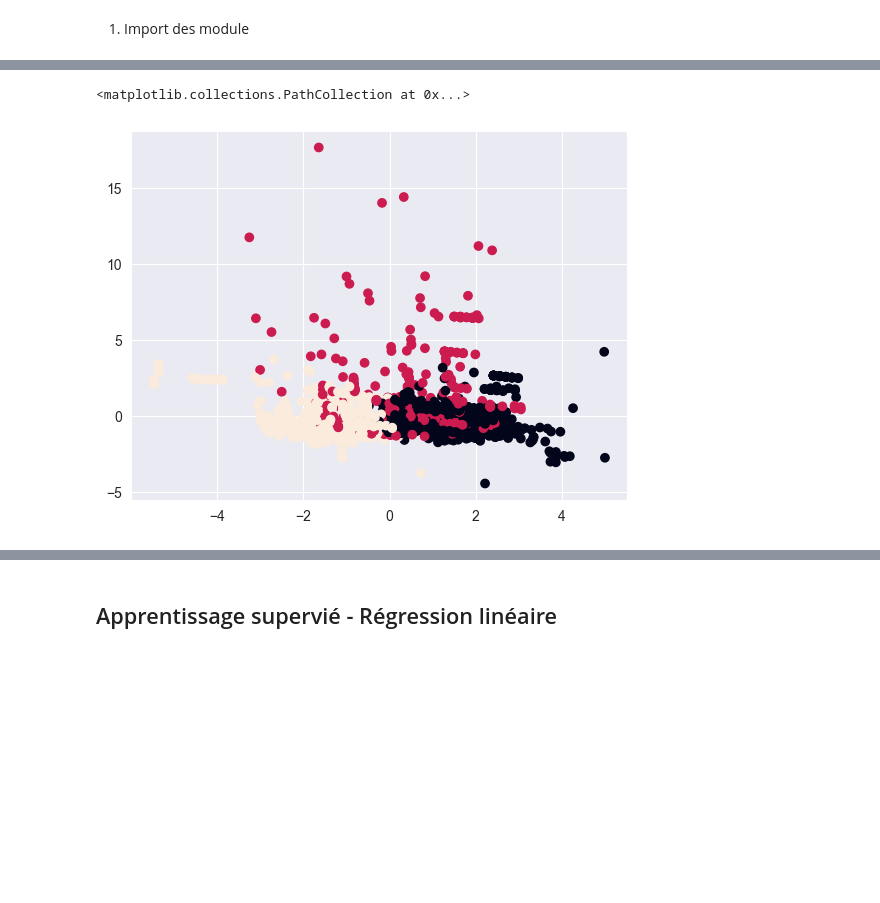
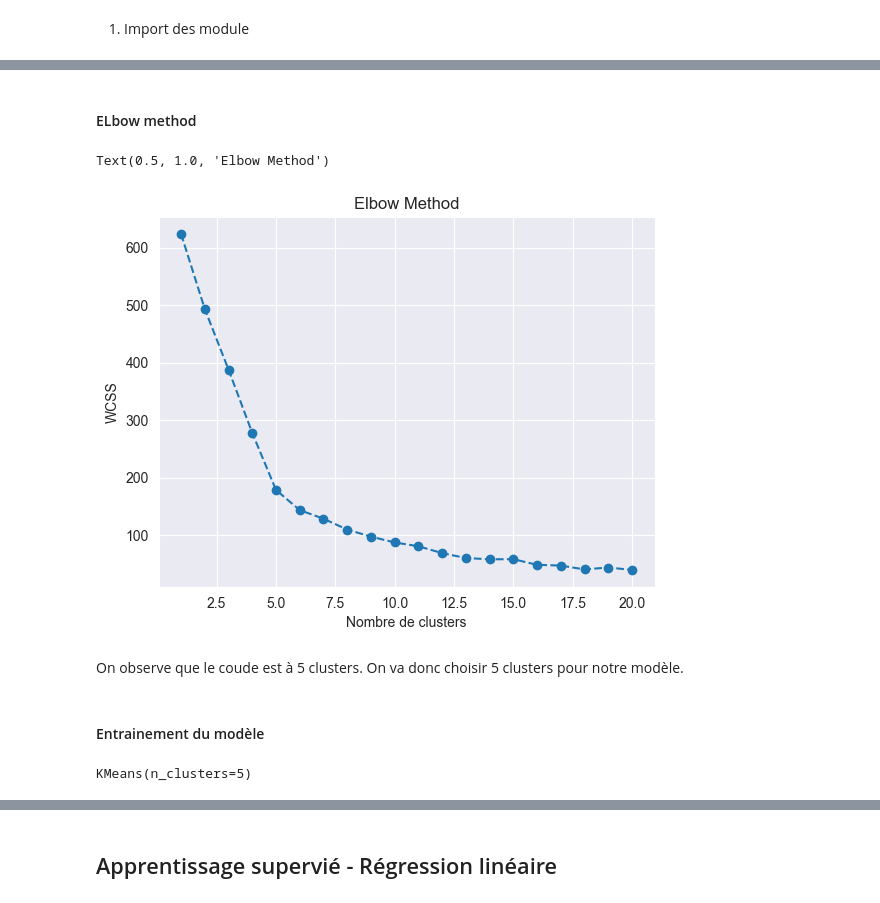
Before and after one commit to Skrinox/Analyses_des_Donnees_DVF, a Jupyter notebook: Analyses_DVF.ipynb, the cells around one changed output, grey strips where cells are left out. Drawn from its saved outputs; the diff is of its cells as text; code cells hidden in the pictures; blank space fills up the shorter version.

Commit message:
kmeans

```diff
--- a/Analyses_DVF.ipynb
+++ b/Analyses_DVF.ipynb
@@ -432,4 +494,5 @@ from sklearn.decomposition import PCA
 # %%
 scaler = StandardScaler()
-scaler.fit(df1_cleaned)
-df1_cleaned_scaled = scaler.transform(df1_cleaned)
+scaler.fit(df1_cleaned_Xy)
+df1_cleaned_scaled = scaler.transform(df1_cleaned_Xy)
+df1_cleaned_scaled
@@ -471,0 +517,3 @@ Text(0, 0.5, 'PC2')
+# %%
+df1_cleaned_scaled = pd.DataFrame(df1_cleaned_scaled, columns=df1_cleaned_Xy.columns)
+df1_cleaned_scaled
@@ -478,10 +539,0 @@ from sklearn.cluster import KMeans
-# %%
-model = KMeans(3, random_state=223)
-
-model.fit(pca_x)
-pred_label = model.predict(pca_x)
-
-plt.scatter(pca_x[:,0],pca_x[:,1], c=pred_label)
-# %% [output]
-<matplotlib.collections.PathCollection at 0x...>
-[figure, removed]
@@ -489,0 +540,25 @@ plt.scatter(pca_x[:,0],pca_x[:,1], c=pred_label)
+# %% [markdown]
+#### ELbow method
+# %%
+wcss = []
+for i in range(1, 21): # on teste 20 solutions de clustering
+    model = KMeans(n_clusters=i, init='k-means++')
+    model.fit(df1_cleaned_scaled)
+    wcss.append(model.inertia_)
+# %%
+plt.plot(range(1, 21), wcss, marker='o', linestyle='--')
+plt.xlabel('Nombre de clusters')
+plt.ylabel('WCSS')
+plt.title('Elbow Method')
+# %% [output]
+Text(0.5, 1.0, 'Elbow Method')
+[figure, added]
+# %% [markdown]
+On observe que le coude est à 5 clusters. On va donc choisir 5 clusters pour notre modèle.
+# %% [markdown]
+#### Entrainement du modèle
+# %%
+model = KMeans(5, init='k-means++')
+model.fit(df1_cleaned_scaled)
+# %% [output]
+KMeans(n_clusters=5)
```
Also changed, not shown: parts of 35 cells of this notebook, 5 other files.
